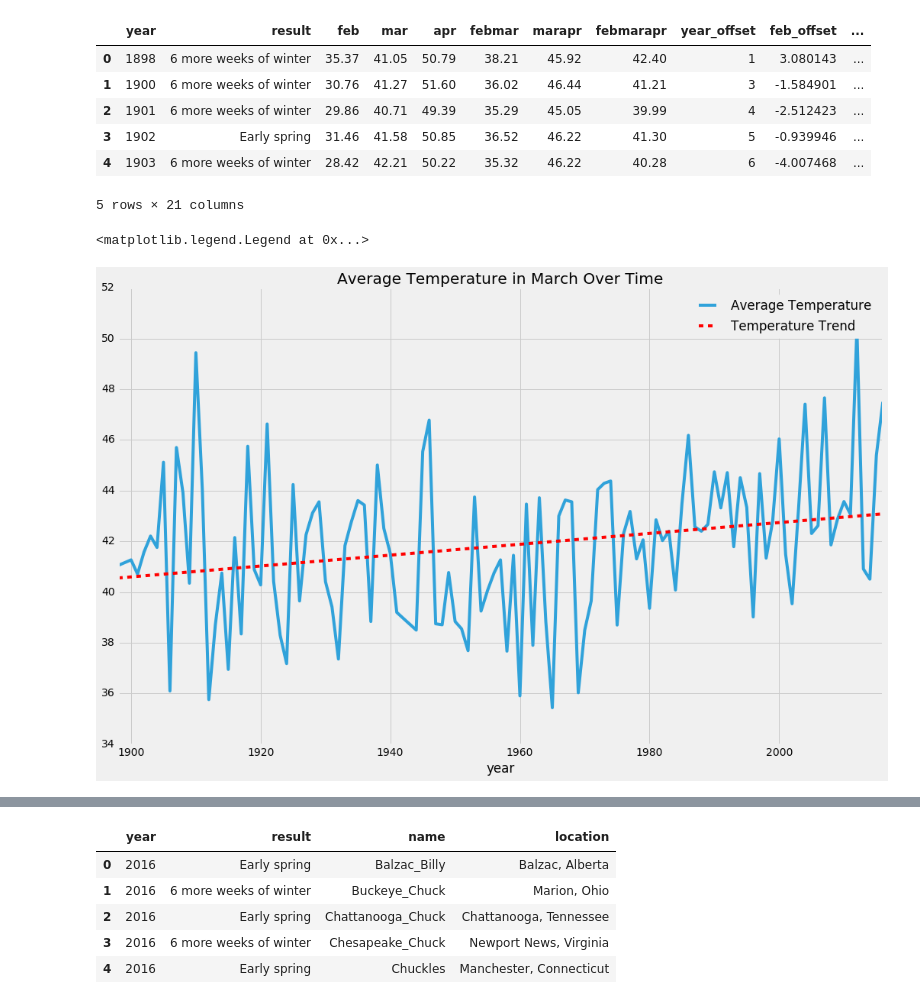
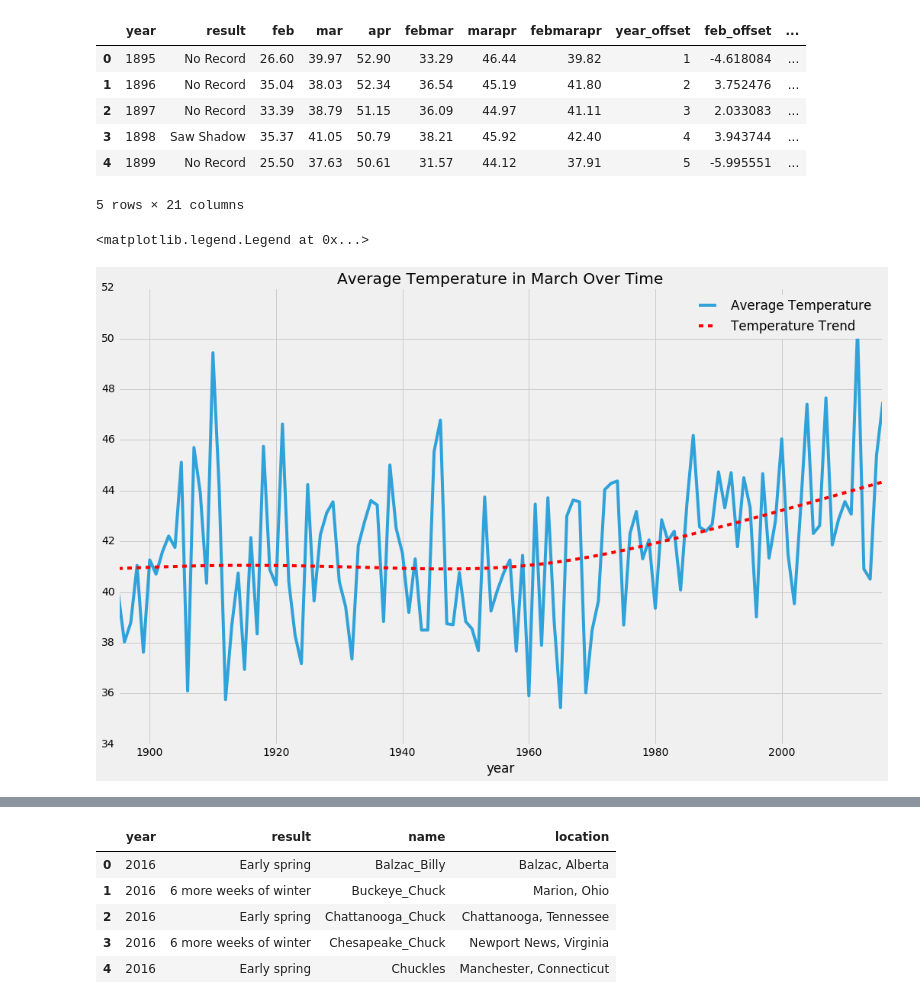
Before and after one commit to docmarionum1/Groundhog-Day, a Jupyter notebook: Groundhog Day.ipynb, the cells around one changed output, grey strips where cells are left out. Cells and saved outputs as stored; diff of their text form; code cells hidden in the pictures.

Commit message:
use hp filter

```diff
--- a/Groundhog Day.ipynb
+++ b/Groundhog Day.ipynb
@@ -16,11 +16,6 @@ import matplotlib.pyplot as plt
 plt.style.use('fivethirtyeight')
 # %%
 df = pd.read_csv('phil.csv')
-
-# We only care about years where we have a result.
-df.loc[df['result'] == 'Saw Shadow', 'result'] = '6 more weeks of winter'
-df.loc[df['result'] == 'No Shadow', 'result'] = 'Early spring'
-df = df[(df['result'] == '6 more weeks of winter') | (df['result'] == 'Early spring')]
 
 # Add the temperature data into the DataFrame
 for i in ['feb', 'mar', 'apr', 'febmar', 'marapr', 'febmarapr']:
@@ -36,9 +31,8 @@ df['year_offset'] = df['year'] - df['year'].min() + 1
 # Take out the effect of global warming and the baseline temperature, so we're just left with an offset from 0.
 # Negative numbers mean it's colder than average, positive means it's warmer.
 for i in ['feb', 'mar', 'apr', 'febmar', 'marapr', 'febmarapr']:
-    mod = smf.ols(formula='%s ~ year_offset' % i, data = df).fit()
-
-    df['%s_offset' % i] = df[i] - (mod.params[0] + df['year_offset']*mod.params[1])
+    cycle, trend = sm.tsa.filters.hpfilter(df['%s' % i], lamb = 100000)
+    df['%s_offset' % i] = cycle
 
     # Assign a class. 1 = 6 more weeks of winter, 2 = early spring
     df['%s_class' % i] = 1
@@ -47,26 +41,24 @@ for i in ['feb', 'mar', 'apr', 'febmar', 'marapr', 'febmarapr']:
 df.head()
 # %% [output]
 |  | year | result | feb | mar | apr | febmar | marapr | febmarapr | year_offset | feb_offset | ... |
-| 0 | 1898 | 6 more weeks of winter | 35.37 | 41.05 | 50.79 | 38.21 | 45.92 | 42.40 | 1 | 3.080143 | ... |
-| 1 | 1900 | 6 more weeks of winter | 30.76 | 41.27 | 51.60 | 36.02 | 46.44 | 41.21 | 3 | -1.584901 | ... |
-| 2 | 1901 | 6 more weeks of winter | 29.86 | 40.71 | 49.39 | 35.29 | 45.05 | 39.99 | 4 | -2.512423 | ... |
-| 3 | 1902 | Early spring | 31.46 | 41.58 | 50.85 | 36.52 | 46.22 | 41.30 | 5 | -0.939946 | ... |
-| 4 | 1903 | 6 more weeks of winter | 28.42 | 42.21 | 50.22 | 35.32 | 46.22 | 40.28 | 6 | -4.007468 | ... |
+| 0 | 1895 | No Record | 26.60 | 39.97 | 52.90 | 33.29 | 46.44 | 39.82 | 1 | -4.618084 | ... |
+| 1 | 1896 | No Record | 35.04 | 38.03 | 52.34 | 36.54 | 45.19 | 41.80 | 2 | 3.752476 | ... |
+| 2 | 1897 | No Record | 33.39 | 38.79 | 51.15 | 36.09 | 44.97 | 41.11 | 3 | 2.033083 | ... |
+| 3 | 1898 | Saw Shadow | 35.37 | 41.05 | 50.79 | 38.21 | 45.92 | 42.40 | 4 | 3.943744 | ... |
+| 4 | 1899 | No Record | 25.50 | 37.63 | 50.61 | 31.57 | 44.12 | 37.91 | 5 | -5.995551 | ... |
 5 rows × 21 columns
 # %%
 # Plot temperature trend
-
 figure, ax = plt.subplots(figsize=(16,10))
 
 df.plot('year', 'mar', title='Average Temperature in March Over Time', ax=ax, label='Average Temperature')
 
-mod = smf.ols(formula='mar ~ year_offset', data = df).fit()
-r = mod.params[0] + mod.params[1] * df['year_offset']
-ax.plot(df['year'],r, 'r--', label='Temperature Trend')
+cycle, trend = sm.tsa.filters.hpfilter(df['mar'], lamb = 100000)
+ax.plot(df['year'], trend, 'r--', label='Temperature Trend')
 ax.legend()
 # %% [output]
 <matplotlib.legend.Legend at 0x...>
-[figure, old version]
+[figure, new version]
 # %%
 # Plot calculated offsets
 
```
Also changed, not shown: parts of 6 cells of this notebook.
